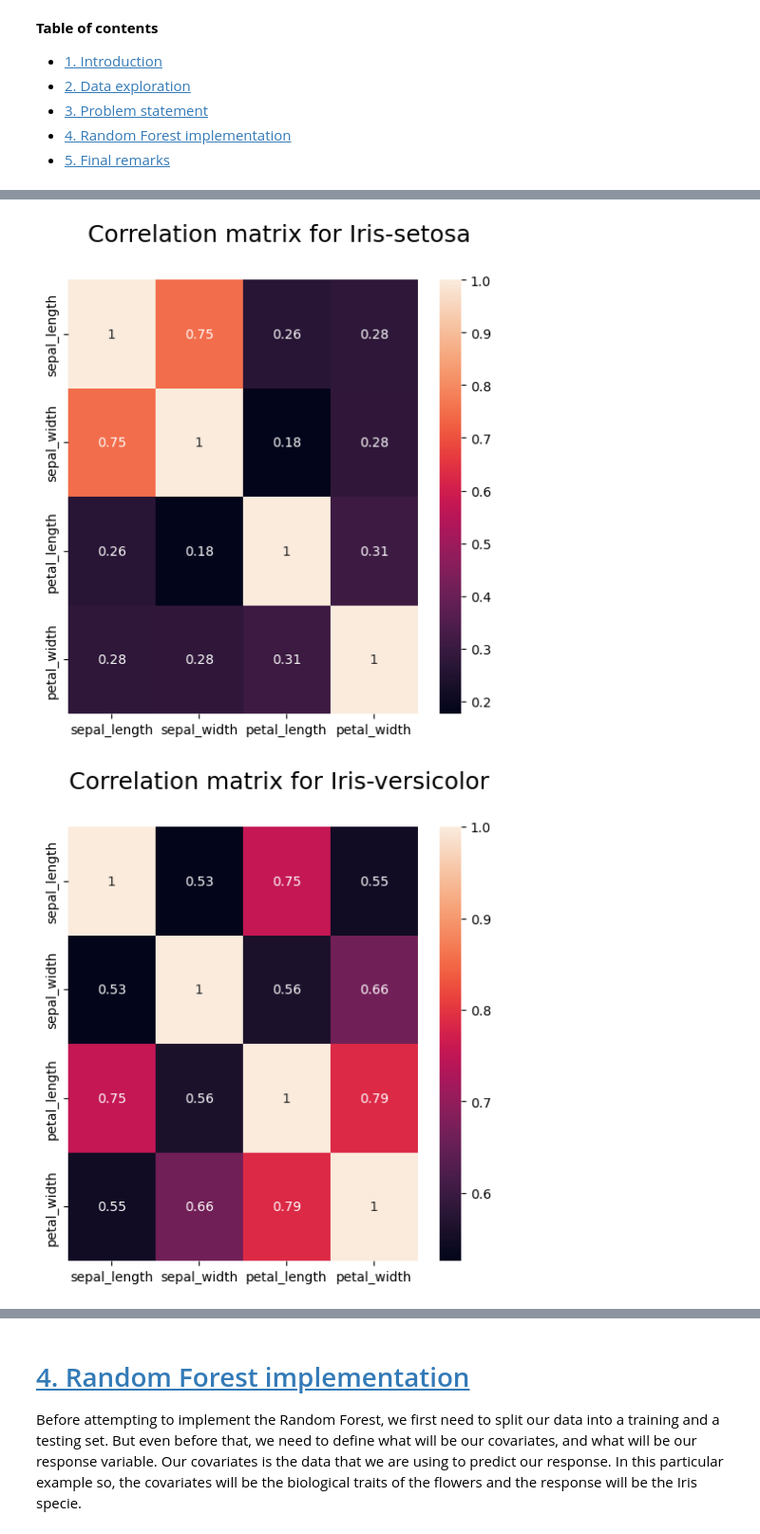
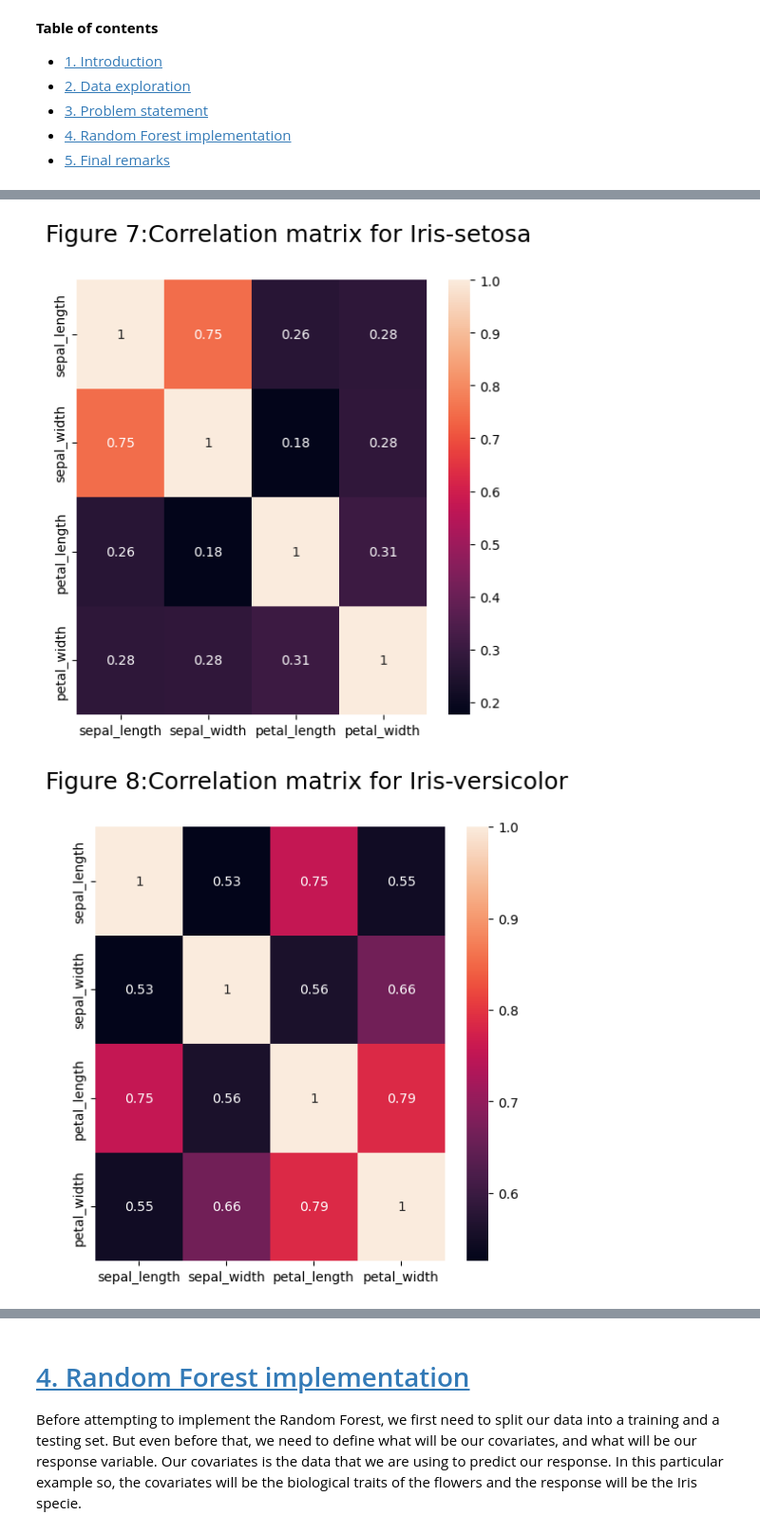
Before and after one commit to gfmg/pands-project, a Jupyter notebook: analysis_report.ipynb, the cells around one changed output, grey strips where cells are left out. Shown: that part at 95% size. Saved outputs shown, nothing was run; the diff lists cells and outputs as text; code cells hidden in the pictures.

Commit message:
Adding Figure References

```diff
--- a/analysis_report.ipynb
+++ b/analysis_report.ipynb
@@ -59,8 +63,9 @@ btraits=["petal_length","petal_width","sepal_length","sepal_width"]
 
 # From: https://stackoverflow.com/questions/51784680/how-to-iterate-through-a-folder-of-images-and-print-images-inline-in-jupyter-not
 
-for i in btraits:
+for idx, i in enumerate(btraits,start=2):
     img_path=os.path.join('./outputs/figures/',f'Data checks_{i}.png')
     display(Image(filename=img_path, width=1000, height=600))
+    display(HTML(f'<figcaption style="text-align: center; font-size: 18px; margin-top:-10px;">Figure {idx}: Data checks for {i}</figcaption>'))
 # %% [output]
 [figure]
@@ -76,13 +87,13 @@ display(Image(filename='./outputs/figures/Scatter pair plots.png', width=1000, h
 # %%
 # Correlation matrix plot
 sp = dat['class'].unique()
 
-for s in sp:
+for idx,s in enumerate(sp,start=7):
     plt.figure(figsize=(6,6))
     tmp = dat[dat['class'] == s]
     corr=tmp.iloc[:,0:4].corr()
     sns.heatmap(corr, annot=True)
-    plt.suptitle(f"Correlation matrix for {s}",fontsize=18)
+    plt.suptitle(f"Figure {idx}:Correlation matrix for {s}",fontsize=18)
 # %% [output]
-[figure, old version]
+[figure, new version]
-[figure, old version]
+[figure, new version]
```
Also changed, not shown: parts of 16 cells of this notebook.
